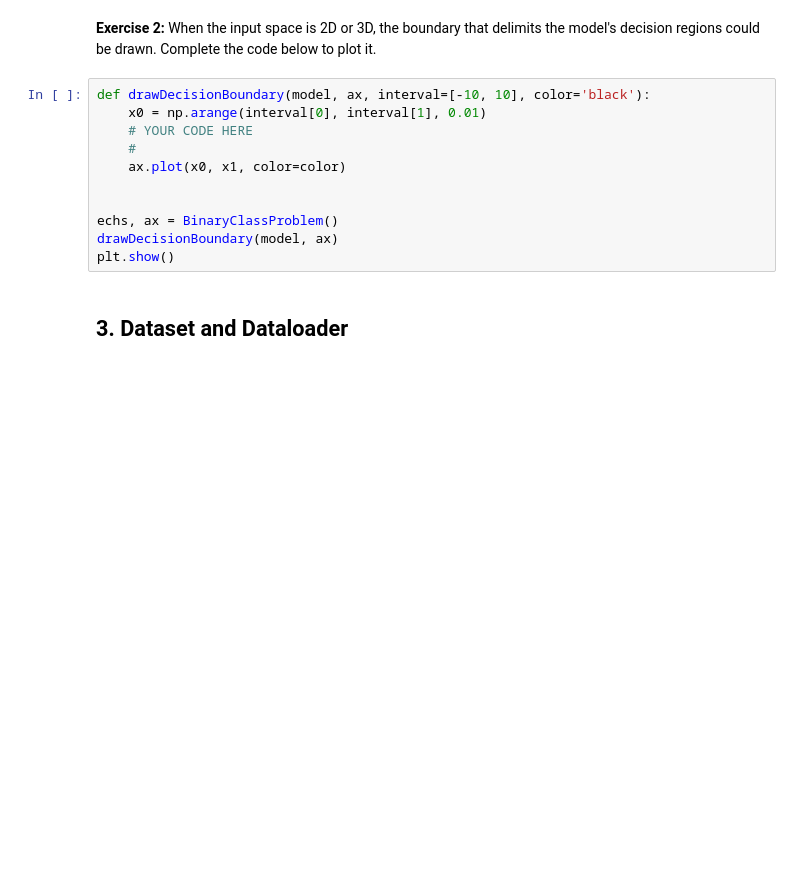
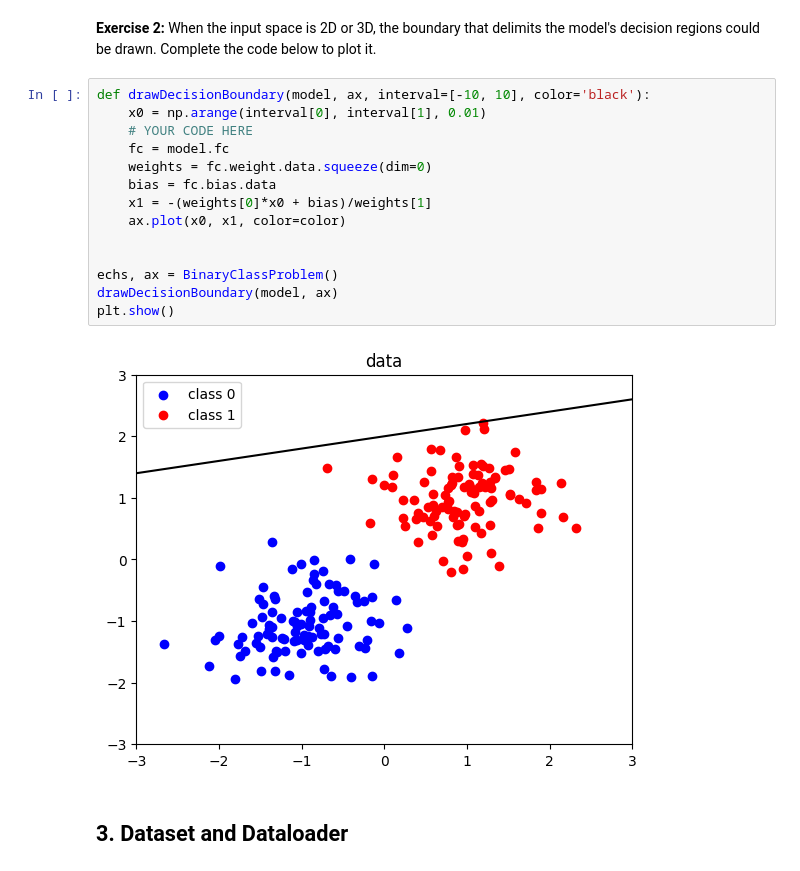
Before and after one commit to remi421/ML_S5_etudiants, a Jupyter notebook: practicals/P1/P1_instructions.ipynb, the cells around one changed output. Saved outputs shown, nothing was run; the diff lists cells and outputs as text; blank space fills up the shorter version.

```diff
--- a/practicals/P1/P1_instructions.ipynb
+++ b/practicals/P1/P1_instructions.ipynb
@@ -123,14 +140,19 @@ When the input space is 2D or 3D, the boundary that delimits the model's decisio
 # %%
 def drawDecisionBoundary(model, ax, interval=[-10, 10], color='black'):
     x0 = np.arange(interval[0], interval[1], 0.01)
     # YOUR CODE HERE
-    #
+    fc = model.fc
+    weights = fc.weight.data.squeeze(dim=0)
+    bias = fc.bias.data
+    x1 = -(weights[0]*x0 + bias)/weights[1]
     ax.plot(x0, x1, color=color)
 
 
 echs, ax = BinaryClassProblem()
 drawDecisionBoundary(model, ax)
 plt.show()
+# %% [output]
+[figure, added]
 # %% [markdown]
 ## **3. Dataset and Dataloader**
 # %% [markdown]
```
Also changed, not shown: parts of 11 cells of this notebook.
